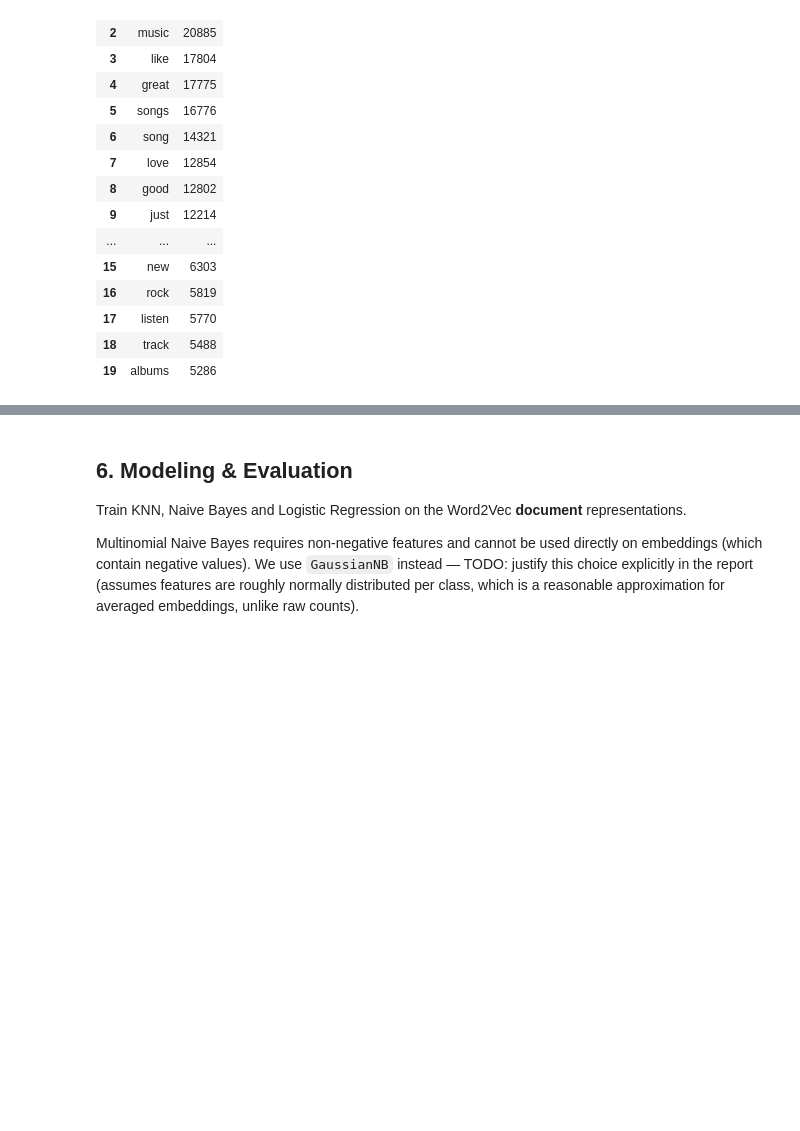
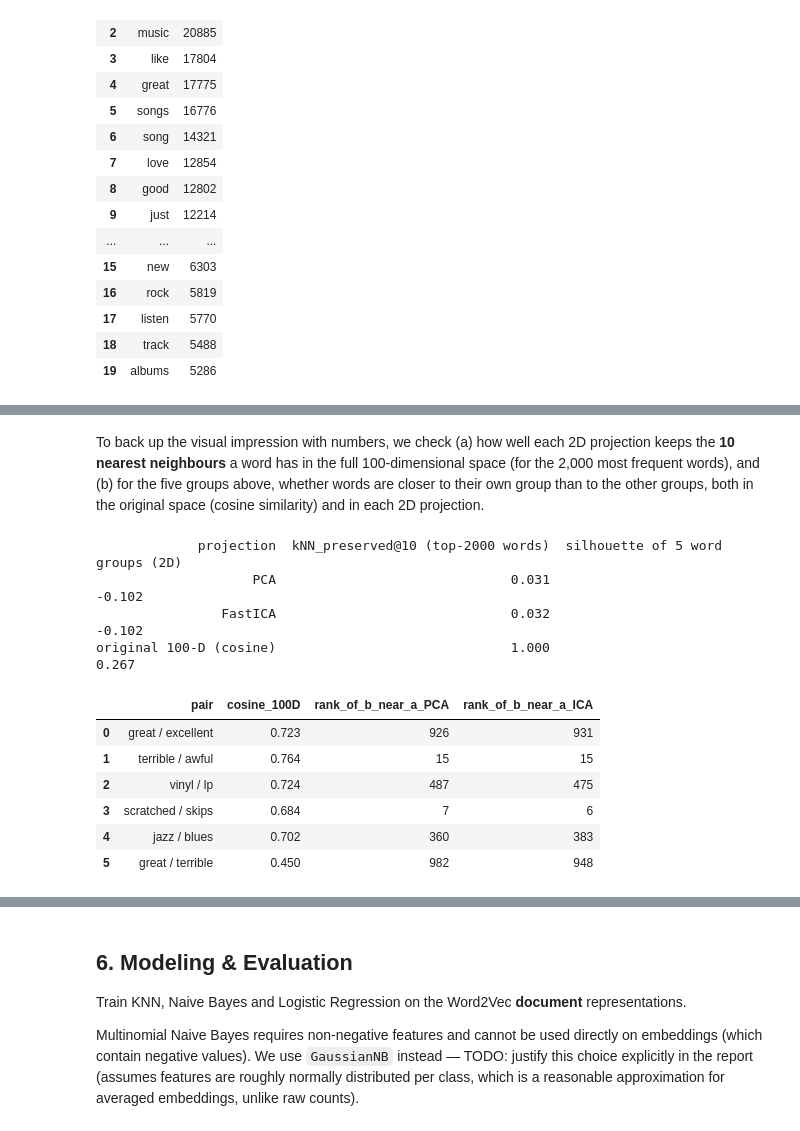
Before and after one commit to GLJADS/AML_v2.0, a Jupyter notebook: Assignment1_CDs_Vinyl.ipynb, the cells around one changed output, grey strips where cells are left out. Cells and saved outputs as stored; diff of their text form; code cells hidden in the pictures; blank space fills up the shorter version.

```diff
--- a/Assignment1_CDs_Vinyl.ipynb
+++ b/Assignment1_CDs_Vinyl.ipynb
@@ -373,0 +634,57 @@ projection, with at least one concrete example pair (e.g. "great"/"excellent" vs
+# %% [markdown]
+To back up the visual impression with numbers, we check (a) how well each 2D projection keeps the
+**10 nearest neighbours** a word has in the full 100-dimensional space (for the 2,000 most frequent words),
+and (b) for the five groups above, whether words are closer to their own group than to the other groups,
+both in the original space (cosine similarity) and in each 2D projection.
+# %%
+from sklearn.neighbors import NearestNeighbors
+from sklearn.preprocessing import normalize
+from sklearn.metrics import silhouette_score
+
+def neighbour_preservation(high, low, k=10):
+    nn_high = NearestNeighbors(n_neighbors=k + 1, metric="cosine").fit(high).kneighbors(return_distance=False)[:, 1:]
+    nn_low = NearestNeighbors(n_neighbors=k + 1).fit(low).kneighbors(return_distance=False)[:, 1:]
+    return np.mean([len(set(a) & set(b)) / k for a, b in zip(nn_high, nn_low)])
+
+top_n = 2000
+proj_rows = []
+for name, coords in [("PCA", word_vectors_pca), ("FastICA", word_vectors_ica)]:
+    proj_rows.append({
+        "projection": name,
+        "kNN_preserved@10 (top-2000 words)": neighbour_preservation(word_vectors[:top_n], coords[:top_n]),
+        "silhouette of 5 word groups (2D)": silhouette_score(coords[idx], [g for _, g in plot_words]),
+    })
+proj_rows.append({
+    "projection": "original 100-D (cosine)",
+    "kNN_preserved@10 (top-2000 words)": 1.0,
+    "silhouette of 5 word groups (2D)": silhouette_score(normalize(word_vectors[idx]), [g for _, g in plot_words], metric="cosine"),
+})
+projection_quality_df = pd.DataFrame(proj_rows).round(3)
+projection_quality_df.to_csv("Report/tables/pca_ica_projection_quality.csv", index=False)
+print(projection_quality_df.to_string(index=False))
+
+# Example pairs: cosine similarity in 100-D vs. distance rank in each 2D projection
+def rank_in_2d(coords, a, b):
+    ia, ib = w2v_own.wv.key_to_index[a], w2v_own.wv.key_to_index[b]
+    d = np.linalg.norm(coords[:top_n] - coords[ia], axis=1)
+    return int((d < np.linalg.norm(coords[ib] - coords[ia])).sum())   # how many of the top-2000 words are closer
+pairs = [("great", "excellent"), ("terrible", "awful"), ("vinyl", "lp"), ("scratched", "skips"),
+         ("jazz", "blues"), ("great", "terrible")]
+pairs_df = pd.DataFrame([{"pair": f"{a} / {b}",
+                          "cosine_100D": round(float(w2v_own.wv.similarity(a, b)), 3),
+                          "rank_of_b_near_a_PCA": rank_in_2d(word_vectors_pca, a, b),
+                          "rank_of_b_near_a_ICA": rank_in_2d(word_vectors_ica, a, b)} for a, b in pairs])
+pairs_df.to_csv("Report/tables/pca_ica_word_pairs.csv", index=False)
+pairs_df
+# %% [output]
+             projection  kNN_preserved@10 (top-2000 words)  silhouette of 5 word groups (2D)
+                    PCA                              0.031                            -0.102
+                FastICA                              0.032                            -0.102
+original 100-D (cosine)                              1.000                             0.267
+|  | pair | cosine_100D | rank_of_b_near_a_PCA | rank_of_b_near_a_ICA |
+| 0 | great / excellent | 0.723 | 926 | 931 |
+| 1 | terrible / awful | 0.764 | 15 | 15 |
+| 2 | vinyl / lp | 0.724 | 487 | 475 |
+| 3 | scratched / skips | 0.684 | 7 | 6 |
+| 4 | jazz / blues | 0.702 | 360 | 383 |
+| 5 | great / terrible | 0.450 | 982 | 948 |
```
Also changed, not shown: parts of 38 cells of this notebook, 11 other files.
